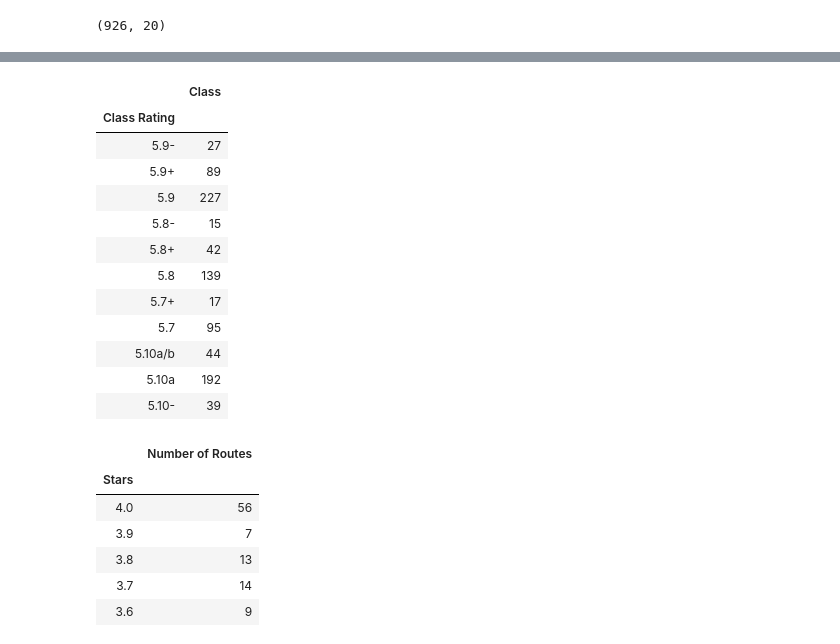
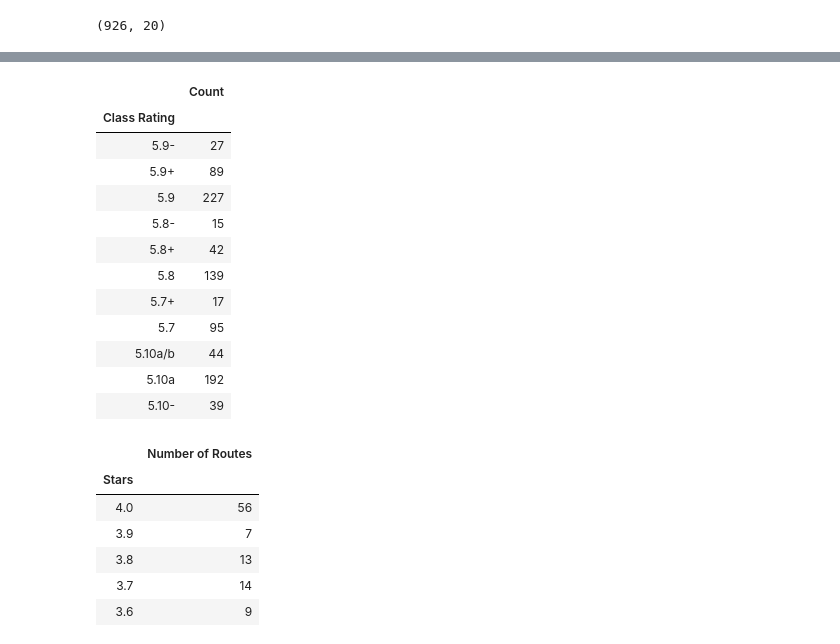
Before and after one commit to andrew2code/multi_pitch, a Jupyter notebook: eda.ipynb, the cells around one changed output, grey strips where cells are left out. Drawn from its saved outputs; the diff is of its cells as text; code cells hidden in the pictures.

```diff
--- a/eda.ipynb
+++ b/eda.ipynb
@@ -34,0 +31,4 @@ pandas.core.frame.DataFrame
+# %%
+cols = list(climbing.columns.values)
+climbing = climbing[[cols[0]]  +cols[2:20] + [cols[1]]]
+climbing.head(5)
@@ -74,11 +115,12 @@ Name: Route Type 1, dtype: int64
 # %%
 climbing_class = pd.DataFrame(climbing['Class'].value_counts(ascending=False))
 climbing_class.index.name = 'Class Rating'
+climbing_class.columns=['Count']
 climbing_class.sort_values('Class Rating', ascending=False, inplace=True)
 climbing_class
 # i want to graph this. not a pie chart. A bar chart. I want to graph a subsection of this list. like all climbings under 5.9-
 # %% [output]
-|  | Class |
+|  | Count |
 | Class Rating |  |
 | 5.9- | 27 |
 | 5.9+ | 89 |
```
Also changed, not shown: parts of 15 cells of this notebook, 1 other file.
